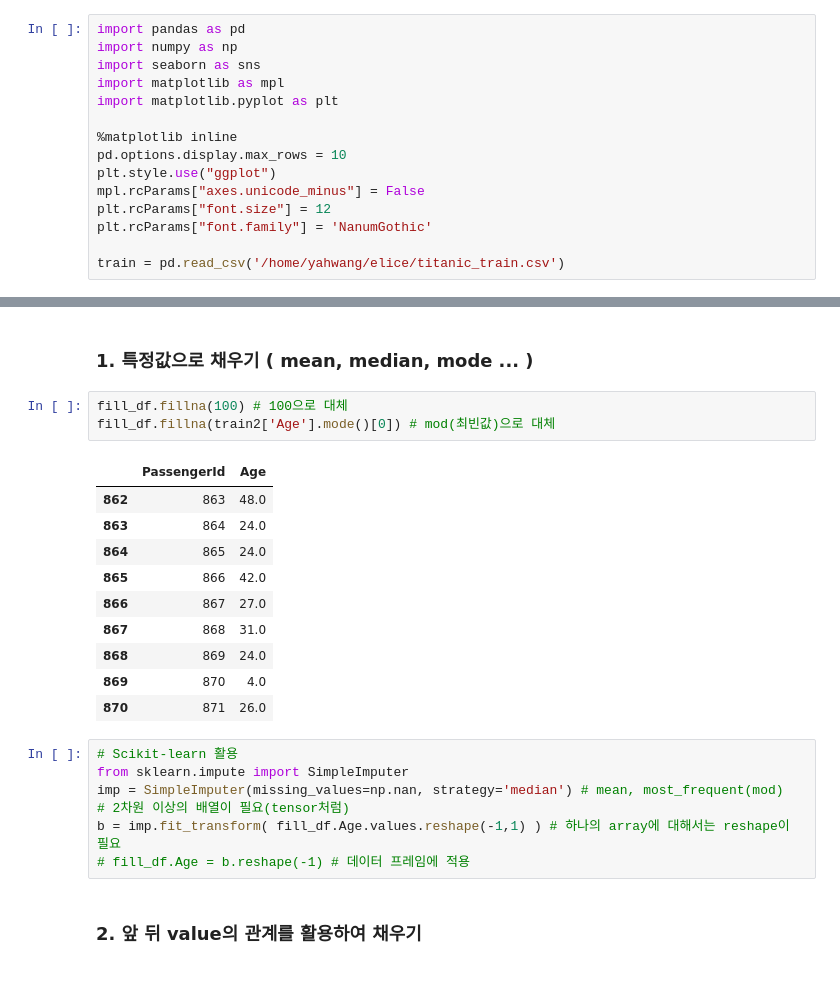
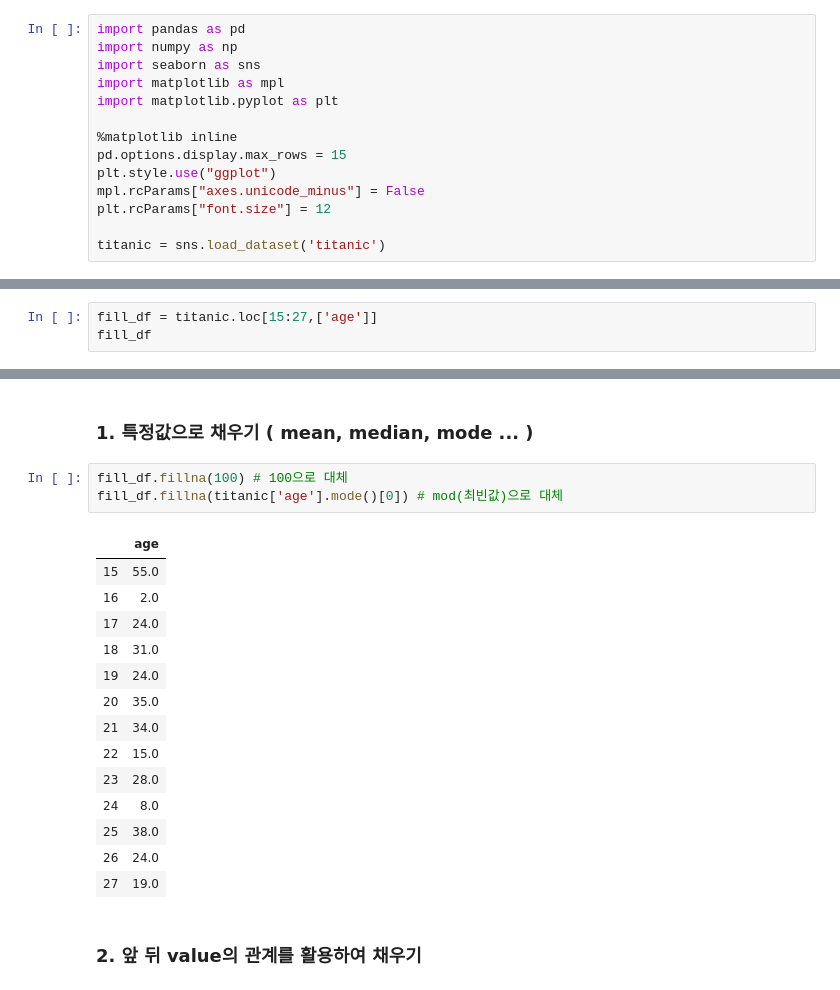
Before and after one commit to yahwang/Data-Processing-With-Pandas-Note, a Jupyter notebook: null_value.ipynb, the cells around one changed output, grey strips where cells are left out. Saved outputs shown, nothing was run; the diff lists cells and outputs as text.

Commit message:
Null Value 처리방법 약간 보완

```diff
--- a/null_value.ipynb
+++ b/null_value.ipynb
@@ -6,13 +6,12 @@ import matplotlib as mpl
 import matplotlib.pyplot as plt
 
 %matplotlib inline
-pd.options.display.max_rows = 10
+pd.options.display.max_rows = 15
 plt.style.use("ggplot")
 mpl.rcParams["axes.unicode_minus"] = False
 plt.rcParams["font.size"] = 12
-plt.rcParams["font.family"] = 'NanumGothic'
 
-train = pd.read_csv('/home/yahwang/elice/titanic_train.csv')
+titanic = sns.load_dataset('titanic')
 # %% [markdown]
 ## 결측치의 종류
 # %% [markdown]
@@ -91,0 +94,3 @@ fill_df
+# %%
+fill_df = titanic.loc[15:27,['age']]
+fill_df
@@ -93,25 +113,22 @@ fill_df
 ### 1. 특정값으로 채우기 ( mean, median, mode ... )
 # %%
 fill_df.fillna(100) # 100으로 대체
-fill_df.fillna(train2['Age'].mode()[0]) # mod(최빈값)으로 대체
+fill_df.fillna(titanic['age'].mode()[0]) # mod(최빈값)으로 대체
 # %% [output]
-|  | PassengerId | Age |
-| 862 | 863 | 48.0 |
-| 863 | 864 | 24.0 |
-| 864 | 865 | 24.0 |
-| 865 | 866 | 42.0 |
-| 866 | 867 | 27.0 |
-| 867 | 868 | 31.0 |
-| 868 | 869 | 24.0 |
-| 869 | 870 | 4.0 |
-| 870 | 871 | 26.0 |
+|  | age |
+| 15 | 55.0 |
+| 16 | 2.0 |
+| 17 | 24.0 |
+| 18 | 31.0 |
+| 19 | 24.0 |
+| 20 | 35.0 |
+| 21 | 34.0 |
+| 22 | 15.0 |
+| 23 | 28.0 |
+| 24 | 8.0 |
+| 25 | 38.0 |
+| 26 | 24.0 |
+| 27 | 19.0 |
-# %%
-# Scikit-learn 활용
-from sklearn.impute import SimpleImputer
-imp = SimpleImputer(missing_values=np.nan, strategy='median') # mean, most_frequent(mod)
-# 2차원 이상의 배열이 필요(tensor처럼)
-b = imp.fit_transform( fill_df.Age.values.reshape(-1,1) ) # 하나의 array에 대해서는 reshape이 필요
-# fill_df.Age = b.reshape(-1) # 데이터 프레임에 적용
 # %% [markdown]
 ### 2. 앞 뒤 value의 관계를 활용하여 채우기
 # %%
```
Also changed, not shown: parts of 14 cells of this notebook.
